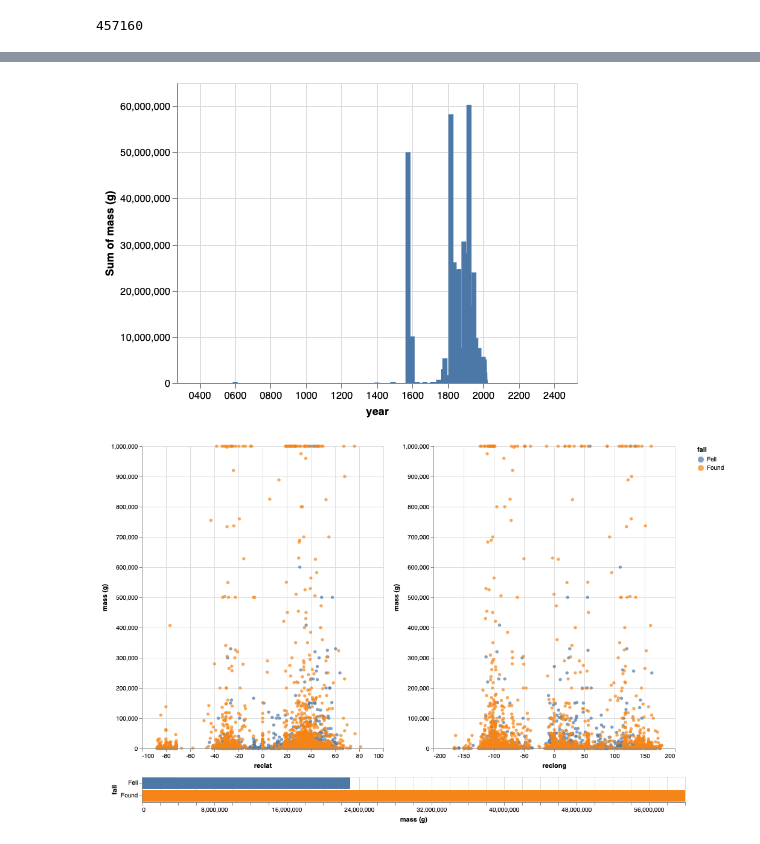
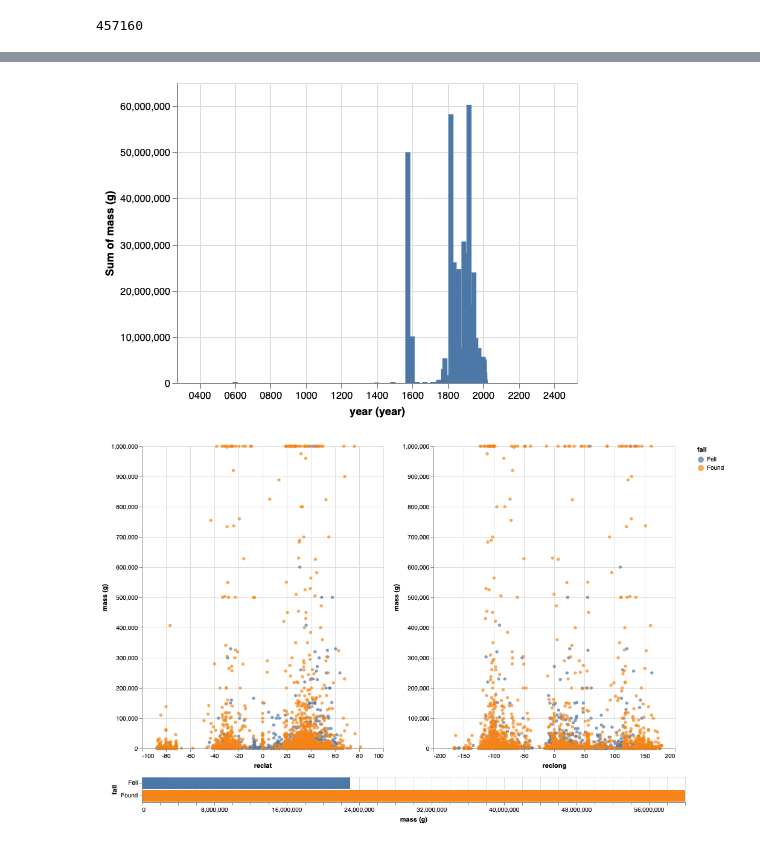
Before and after one commit to mareis/ProgX-1819, a Jupyter notebook: Altair og pandas/Meteorer.ipynb, the cells around one changed output, grey strips where cells are left out. Cells and saved outputs as stored; diff of their text form; code cells hidden in the pictures.

```diff
--- a/Altair og pandas/Meteorer.ipynb
+++ b/Altair og pandas/Meteorer.ipynb
@@ -40,11 +41,11 @@ df.tail()
 | 45715 | Zulu Queen | 30414 | Valid | L3.7 | 200.0 | Found | 01/01/1976 12:00:00 AM | 33.98333 | -115.68333 | (33.983330, -115.683330) |
 # %%
 alt.Chart(df).mark_bar().encode(
-    x = 'year:T',
-    y = 'sum(mass (g))'
+    x = 'year(year):T',
+    y = 'sum(mass (g)):Q'
 )
 # %% [output]
-[figure, old version]
+[figure, new version]
 # %%
 brush = alt.selection_interval(encodings=['x'])
 click = alt.selection_multi(encodings=['color'])
```
Also changed, not shown: parts of 3 cells of this notebook, 1 other file.
